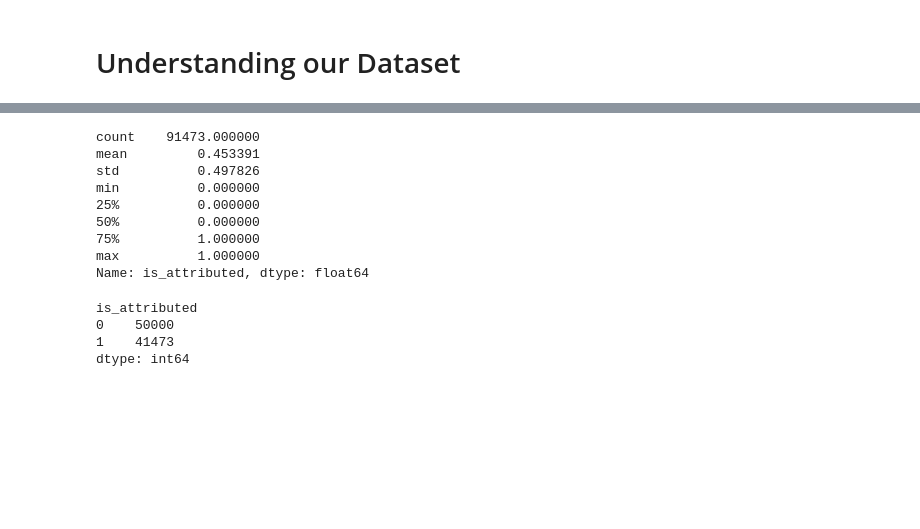
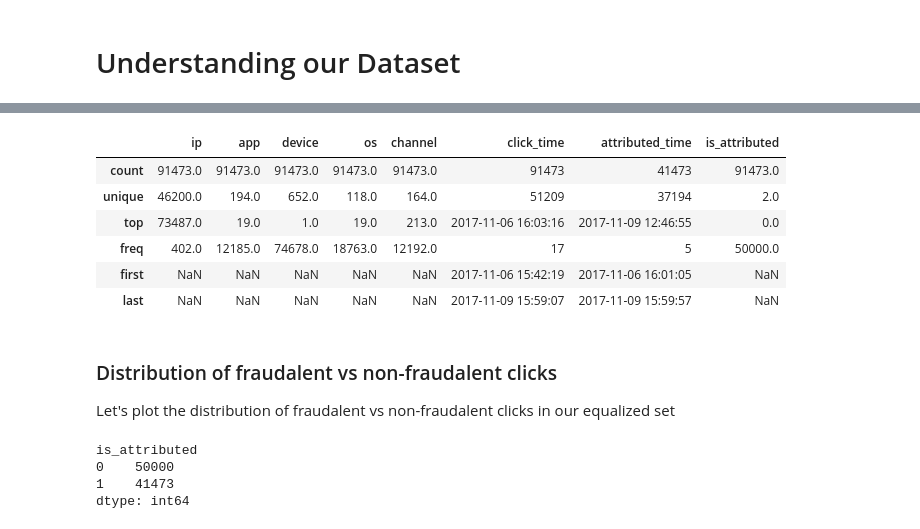
Before and after one commit to catherinelee274/fraud_detection, a Jupyter notebook: main.ipynb, the cells around one changed output, grey strips where cells are left out. Cells and saved outputs as stored; diff of their text form; code cells hidden in the pictures; blank space fills up the shorter version.

```diff
--- a/main.ipynb
+++ b/main.ipynb
@@ -141,0 +146,6 @@ The 11 columns with the highest correlation with fraud:
+# %%
+features = ["ip","app","device","os","channel","is_attributed"]
+for feature in features:
+    data[feature] = data[feature].astype("category")
+
+data.dtypes
@@ -142,15 +165,17 @@ The 11 columns with the highest correlation with fraud:
 # %%
-data['is_attributed'].describe()
+data.describe(exclude=np.number)
 # %% [output]
-count    91473.000000
-mean         0.453391
-std          0.497826
-min          0.000000
-25%          0.000000
-50%          0.000000
-75%          1.000000
-max          1.000000
-Name: is_attributed, dtype: float64
+|  | ip | app | device | os | channel | click_time | attributed_time | is_attributed |
+| count | 91473.0 | 91473.0 | 91473.0 | 91473.0 | 91473.0 | 91473 | 41473 | 91473.0 |
+| unique | 46200.0 | 194.0 | 652.0 | 118.0 | 164.0 | 51209 | 37194 | 2.0 |
+| top | 73487.0 | 19.0 | 1.0 | 19.0 | 213.0 | 2017-11-06 16:03:16 | 2017-11-09 12:46:55 | 0.0 |
+| freq | 402.0 | 12185.0 | 74678.0 | 18763.0 | 12192.0 | 17 | 5 | 50000.0 |
+| first | NaN | NaN | NaN | NaN | NaN | 2017-11-06 15:42:19 | 2017-11-06 16:01:05 | NaN |
+| last | NaN | NaN | NaN | NaN | NaN | 2017-11-09 15:59:07 | 2017-11-09 15:59:57 | NaN |
+# %% [markdown]
+### Distribution of fraudalent vs non-fraudalent clicks
+
+Let's plot the distribution of fraudalent vs non-fraudalent clicks in our equalized set
 # %%
 #plotx = data['attributed_time']
 #ploty = data['is_attributed']
```
Also changed, not shown: parts of 14 cells of this notebook.
